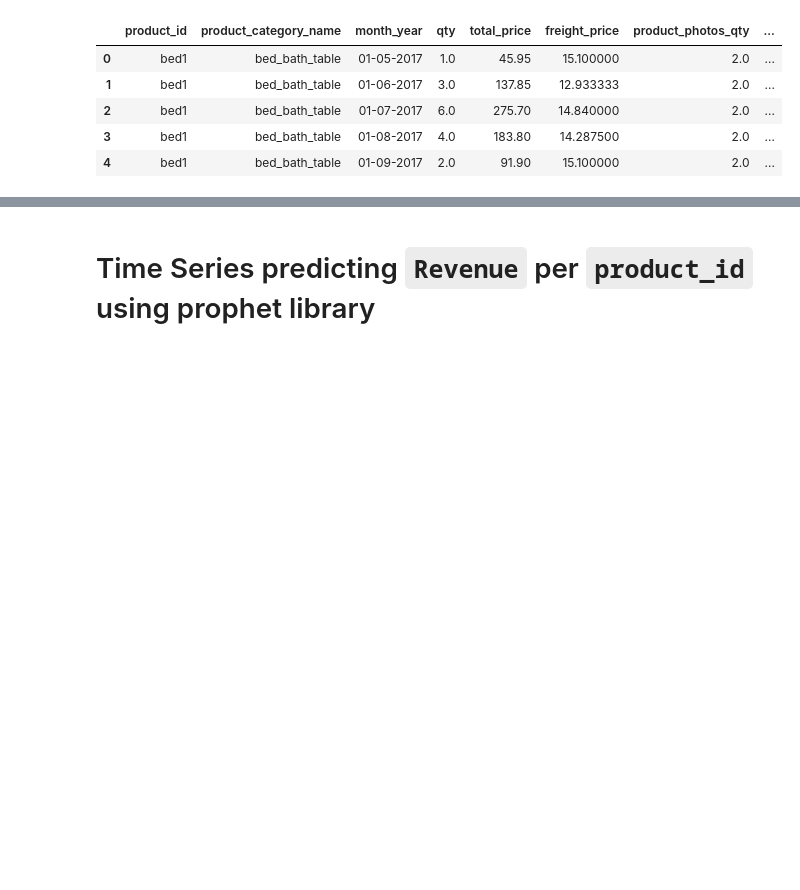
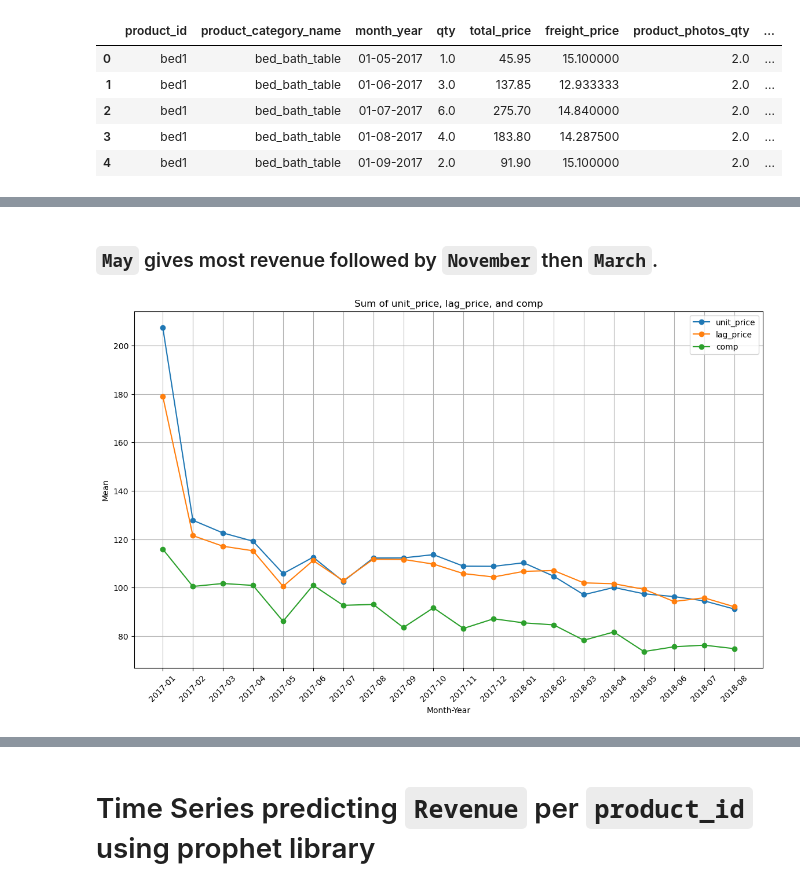
Before and after one commit to darkdip2/transfer, a Jupyter notebook: capstone/capstone.ipynb, the cells around one changed output, grey strips where cells are left out. Drawn from its saved outputs; the diff is of its cells as text; code cells hidden in the pictures; blank space fills up the shorter version.

```diff
--- a/capstone/capstone.ipynb
+++ b/capstone/capstone.ipynb
@@ -203,0 +257,21 @@ def forecast_Revenue(df, product_id, periods):
+# %% [markdown]
+### `May` gives most revenue followed by `November` then `March`.
+# %%
+df_=df.copy()
+df_['unit_price']=df_.total_price/df_.qty
+monthly_summary = df_.groupby(['year', 'month'])[['unit_price', 'lag_price', 'comp']].mean().reset_index()
+monthly_summary['month_year'] = monthly_summary['year'].astype(str) + '-' + monthly_summary['month'].astype(str).str.zfill(2)
+
+plt.figure(figsize=(14, 8))
+for column in ['unit_price', 'lag_price', 'comp']:
+    plt.plot(monthly_summary['month_year'], monthly_summary[column], marker='o', label=column)
+
+plt.title('Sum of unit_price, lag_price, and comp')
+plt.xlabel('Month-Year')
+plt.ylabel('Mean')
+plt.xticks(rotation=45)
+plt.legend()
+plt.grid(visible=True)
+plt.show()
+# %% [output]
+[figure, added]
```
Also changed, not shown: parts of 33 cells of this notebook, 2 other files.
